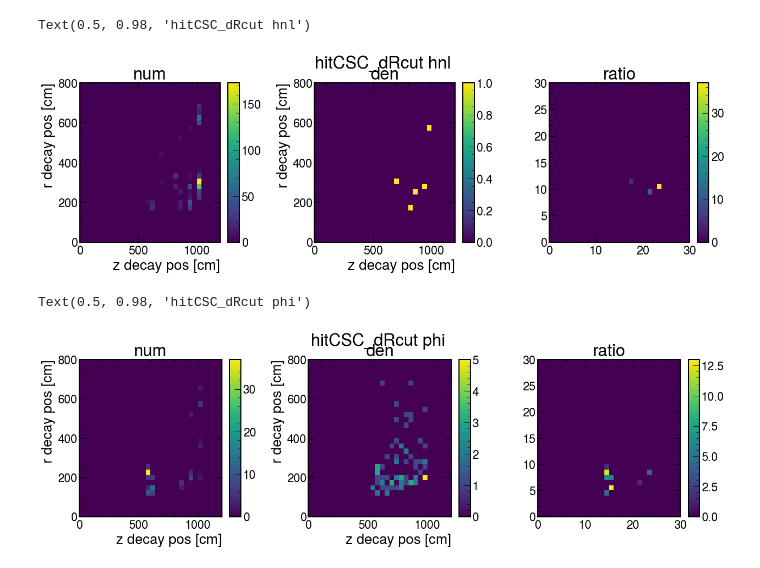
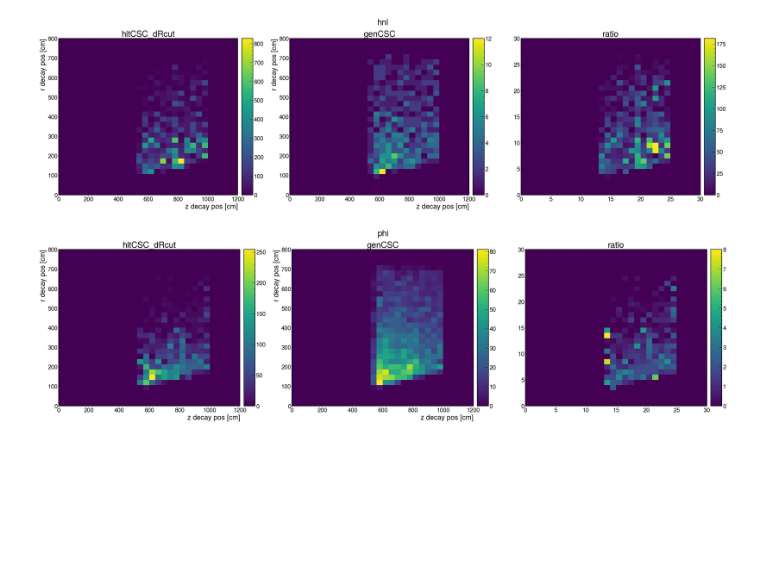
Before and after one commit to AnthonyAportela/LLPs, a Jupyter notebook: notebooks/Bplus/ntuple_processor.ipynb, the cells around one changed output. Drawn from its saved outputs; the diff is of its cells as text; code cells hidden in the pictures; blank space fills up the shorter version.

```diff
--- a/notebooks/Bplus/ntuple_processor.ipynb
+++ b/notebooks/Bplus/ntuple_processor.ipynb
@@ -141,7 +162,7 @@ class MyProcessor(processor.ProcessorABC):
                   )
             return p[cut]
 
-        llps = llps[(llps.E > 50)]
+        #llps = llps[(llps.E > 50)]
         llpcscs = cscCutter(llps)
         llpdts = dtCutter(llps)
 
@@ -247,7 +268,9 @@ class MyProcessor(processor.ProcessorABC):
         geo_filler(out[dataset]['hitCSC'], cschits)
         #geo_filler(out[dataset]['clsDT'], dts)
 
-        geo_filler_dRcut(out[dataset]['hitCSC_dRcut'], out[dataset]['dRhitCSC'], llpcscs, cschits)
+        ## note that here I put llpcscs in the last argument because the last two aruments commute,
+        ## except for the fact that the last argument is what is plotted
+        geo_filler_dRcut(out[dataset]['hitCSC_dRcut'], out[dataset]['dRhitCSC'], cschits, llpcscs)
        #geo_filler_dRcut(out[dataset]['hitDT_dRcut'], out[dataset]['dRhitDT'], dthits, llpdts)
 
         return out
@@ -298,46 +321,33 @@ out
+# %%
+def triplotter(g1, g2, g3, t1, t2, t3, t):
+    figsize = (12*3,10)
+    fig, ax = plt.subplots(1,3,figsize = figsize)
+    hep.hist2dplot(g1, ax = ax[0])
+    hep.hist2dplot(g2, ax = ax[1])
+    hep.hist2dplot(g3, ax = ax[2])
+    ax[0].set_title(t1)
+    ax[1].set_title(t2)
+    ax[2].set_title(t3)
+    fig.tight_layout()
+    fig.suptitle(t, y=1.02)
 # %%
 grp = 'hitCSC_dRcut'
 proc = 'hnl'
 
-figsize = (18,6)
-fig, (numax,denax,rax) = plt.subplots(1,3,figsize = figsize)
+num = out[proc][grp]
+den = out[proc]['genCSC']
+test = np.nan_to_num(num.view() / den.view(), posinf=0, neginf=0)
+
+triplotter(num, den, test, grp, 'genCSC', 'ratio', proc)
+
+
+proc = 'phi'
 
 num = out[proc][grp]
 den = out[proc]['genCSC']
-
 test = np.nan_to_num(num.view() / den.view(), posinf=0, neginf=0)
 
-hep.hist2dplot(num, ax = numax)
-hep.hist2dplot(den, ax = denax)
-hep.hist2dplot(test, ax = rax)
-numax.set_title('num')
-denax.set_title('den')
-rax.set_title('ratio')
-fig.tight_layout()
-fig.suptitle(f'{grp} {proc}')
+triplotter(num, den, test, grp, 'genCSC', 'ratio', proc)
 # %% [output]
-Text(0.5, 0.98, 'hitCSC_dRcut hnl')
-[figure, old version]
+[figure, new version]
+[figure, added]
-# %%
-grp = 'hitCSC_dRcut'
-proc = 'phi'
-
-figsize = (18,6)
-fig, (numax,denax,rax) = plt.subplots(1,3,figsize = figsize)
-
-num = out[proc][grp]
-den = out[proc]['genCSC']
-
-test = np.nan_to_num(num.view() / den.view(), posinf=0, neginf=0)
-
-hep.hist2dplot(num, ax = numax)
-hep.hist2dplot(den, ax = denax)
-hep.hist2dplot(test, ax = rax)
-numax.set_title('num')
-denax.set_title('den')
-rax.set_title('ratio')
-fig.tight_layout()
-fig.suptitle(f'{grp} {proc}')
-# %% [output]
-Text(0.5, 0.98, 'hitCSC_dRcut phi')
-[figure, removed]
```
Also changed, not shown: parts of 15 cells of this notebook.
